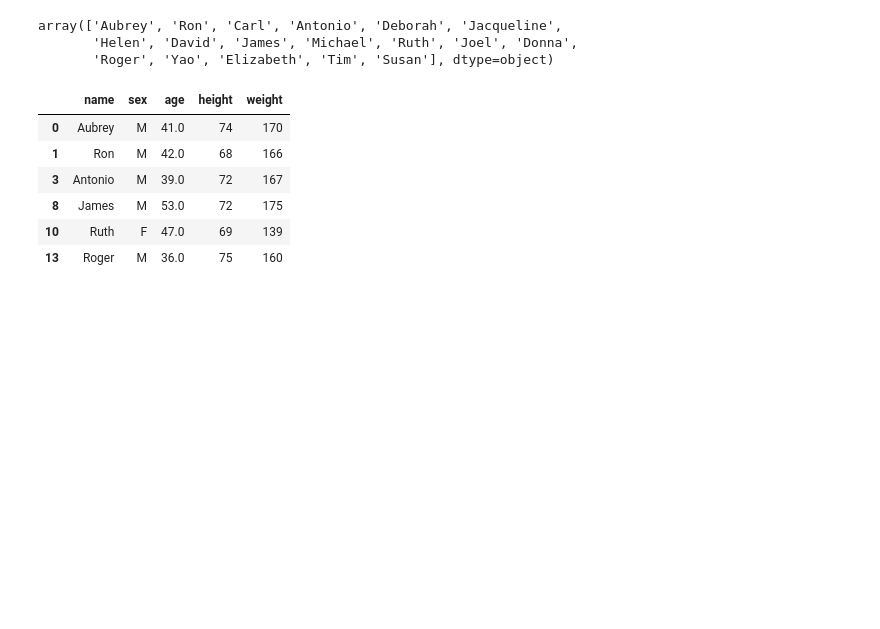
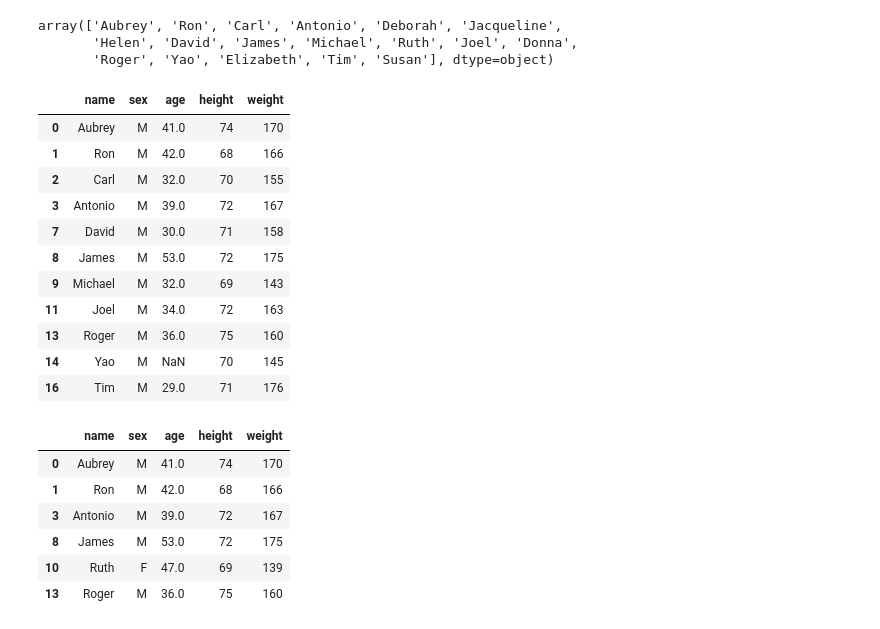
Before and after one commit to suraj4502/DS-Material, a Jupyter notebook: Pandas_3-5.ipynb, the cells around one changed output. Saved outputs shown, nothing was run; the diff lists cells and outputs as text; code cells hidden in the pictures; blank space fills up the shorter version.

```diff
--- a/Pandas_3-5.ipynb
+++ b/Pandas_3-5.ipynb
@@ -52,5 +65,5 @@ df.describe()
 | 75% | 39.000000 | 71.750000 | 165.250000 |
 | max | 53.000000 | 75.000000 | 176.000000 |
 # %%
-df.set_index('name',inplace= True)
+df1.set_index('name',inplace= True)
 # %%
@@ -85,4 +105,4 @@ df.loc['Jacqueline':'Michael',['sex','age',]]
 | James | M | 53.0 |
 | Michael | M | 32.0 |
 # %%
-df.reset_index(inplace=True)
+df1.reset_index(inplace=True)
@@ -126,4 +165,19 @@ df['name'].unique()
 array(['Aubrey', 'Ron', 'Carl', 'Antonio', 'Deborah', 'Jacqueline',
        'Helen', 'David', 'James', 'Michael', 'Ruth', 'Joel', 'Donna',
        'Roger', 'Yao', 'Elizabeth', 'Tim', 'Susan'], dtype=object)
+# %%
+df1[df1['sex'] == 'M']
+# %% [output]
+|  | name | sex | age | height | weight |
+| 0 | Aubrey | M | 41.0 | 74 | 170 |
+| 1 | Ron | M | 42.0 | 68 | 166 |
+| 2 | Carl | M | 32.0 | 70 | 155 |
+| 3 | Antonio | M | 39.0 | 72 | 167 |
+| 7 | David | M | 30.0 | 71 | 158 |
+| 8 | James | M | 53.0 | 72 | 175 |
+| 9 | Michael | M | 32.0 | 69 | 143 |
+| 11 | Joel | M | 34.0 | 72 | 163 |
+| 13 | Roger | M | 36.0 | 75 | 160 |
+| 14 | Yao | M | NaN | 70 | 145 |
+| 16 | Tim | M | 29.0 | 71 | 176 |
 # %%
```
Also changed, not shown: parts of 57 cells of this notebook.
